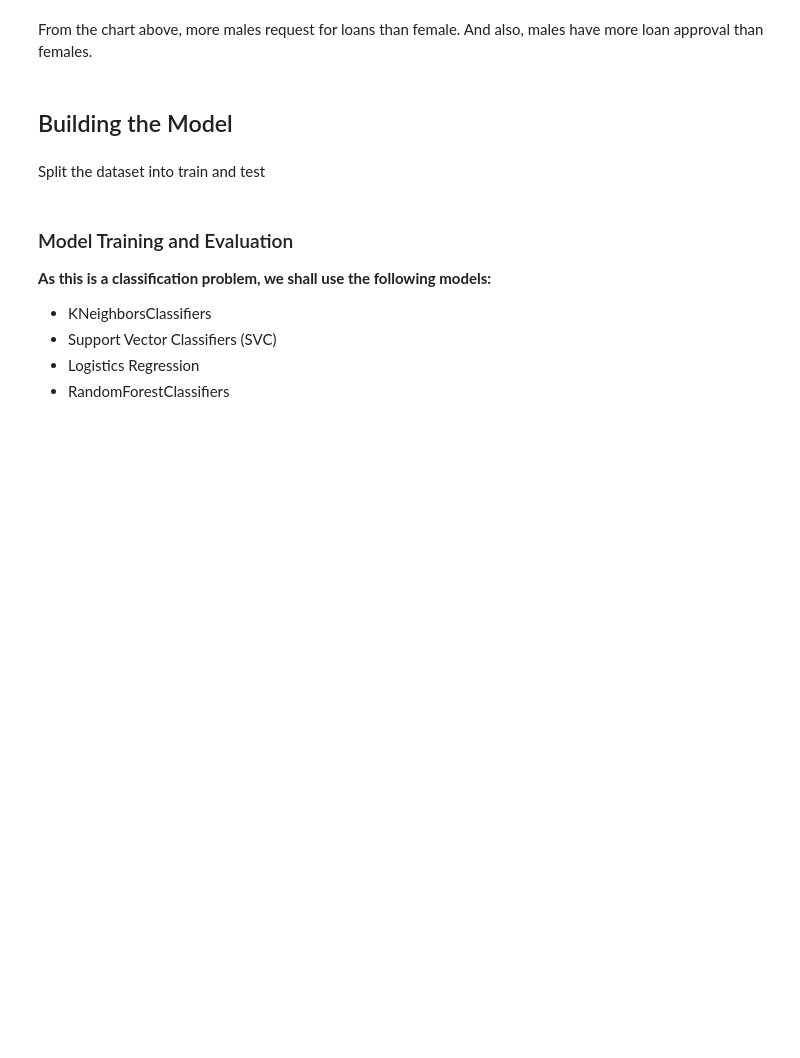
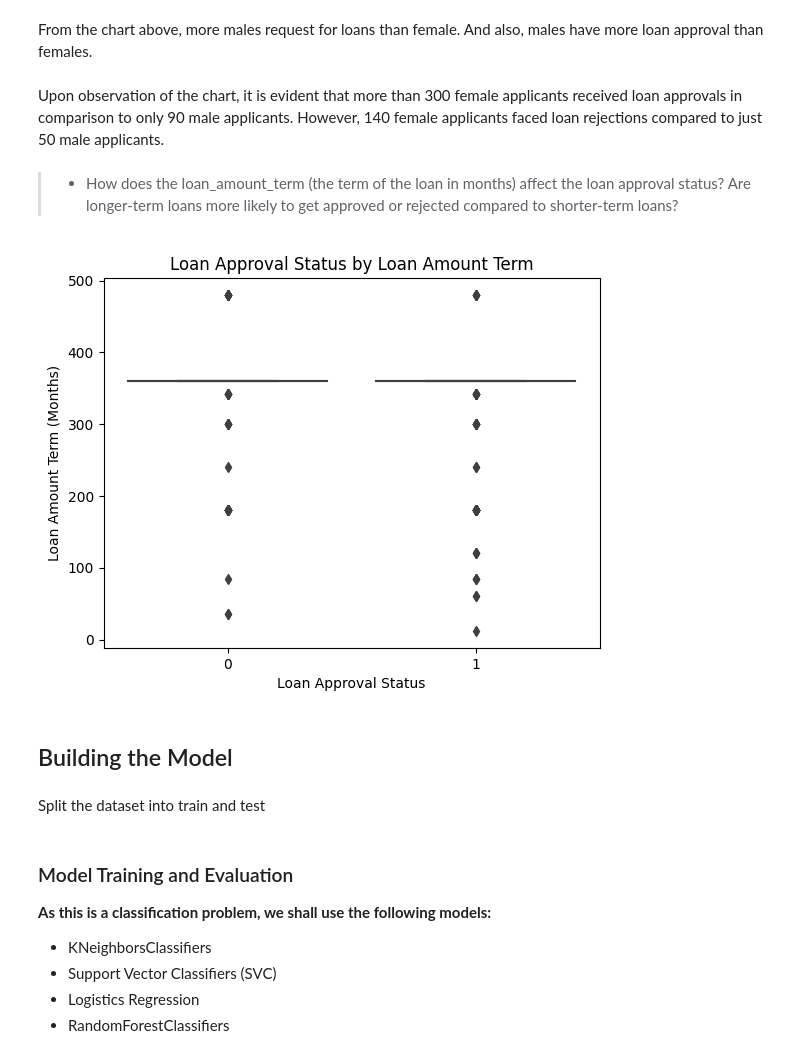
Before and after one commit to Eben-Success/Loan_Approval_Prediction, a Jupyter notebook: main.ipynb, the cells around one changed output. Saved outputs shown, nothing was run; the diff lists cells and outputs as text; code cells hidden in the pictures; blank space fills up the shorter version.

```diff
--- a/main.ipynb
+++ b/main.ipynb
@@ -130,5 +184,22 @@ sns.catplot(x="Gender", y="Married", hue="Loan_Status", kind="bar", data=data);
 # %% [markdown]
 From the chart above, more males request for loans than female. And also, males have more loan approval than females.
+# %% [markdown]
+Upon observation of the chart, it is evident that more than 300 female applicants received loan approvals in comparison to only 90 male applicants. However, 140 female applicants faced loan rejections compared to just 50 male applicants.
+# %% [markdown]
+>- How does the loan_amount_term (the term of the loan in months) affect the loan approval status? Are longer-term loans more likely to get approved or rejected compared to shorter-term loans?
+# %%
+# Create a box plot with loan amount term on the x-axis and loan amount on the y-axis
+sns.boxplot(x='Loan_Status', y='Loan_Amount_Term', data=data)
+
+# Add a title and axis labels
+plt.title('Loan Approval Status by Loan Amount Term')
+plt.xlabel('Loan Approval Status')
+plt.ylabel('Loan Amount Term (Months)')
+
+# Show the plot
+plt.show()
+# %% [output]
+[figure, added]
 # %% [markdown]
 ## Building the Model
 # %% [markdown]
```
Also changed, not shown: parts of 16 cells of this notebook.
